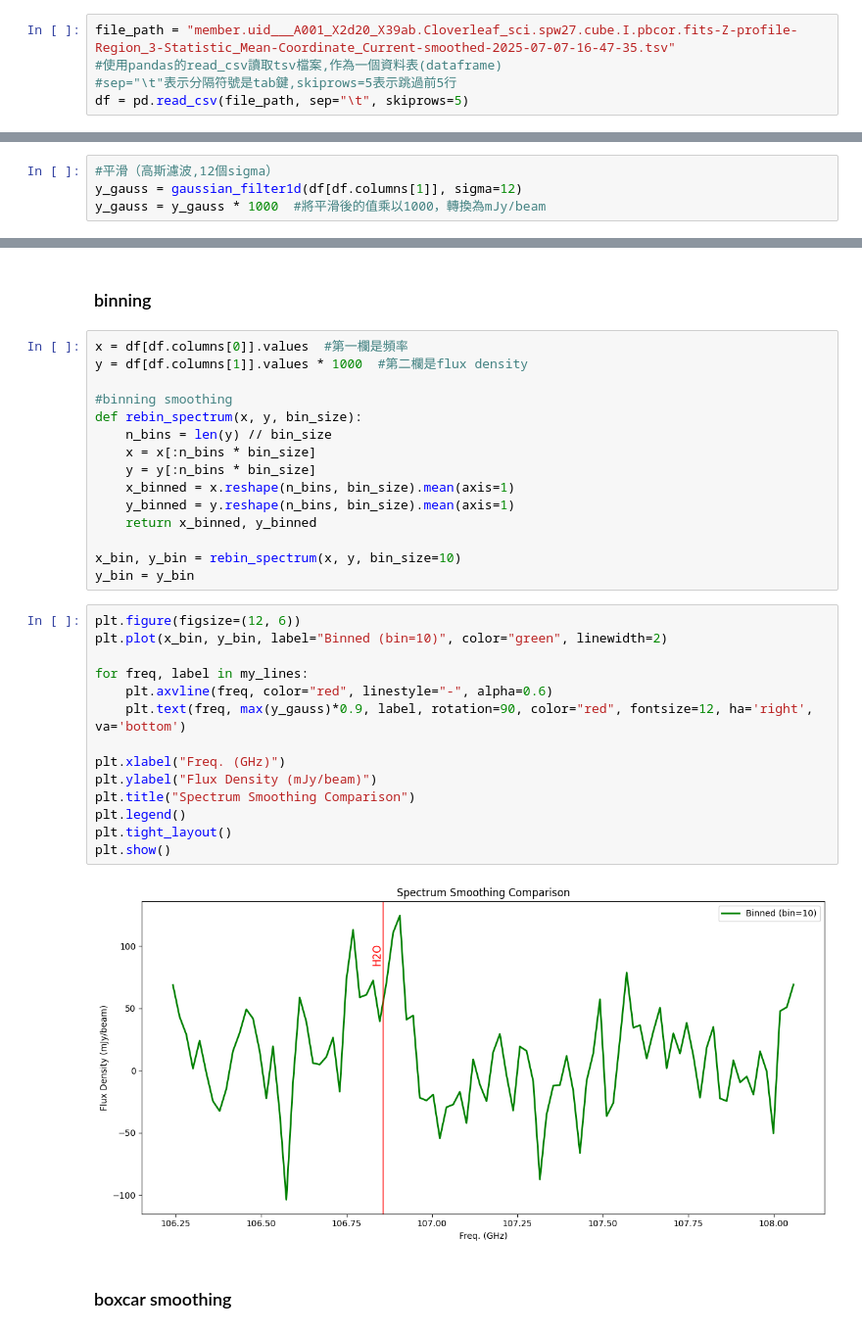
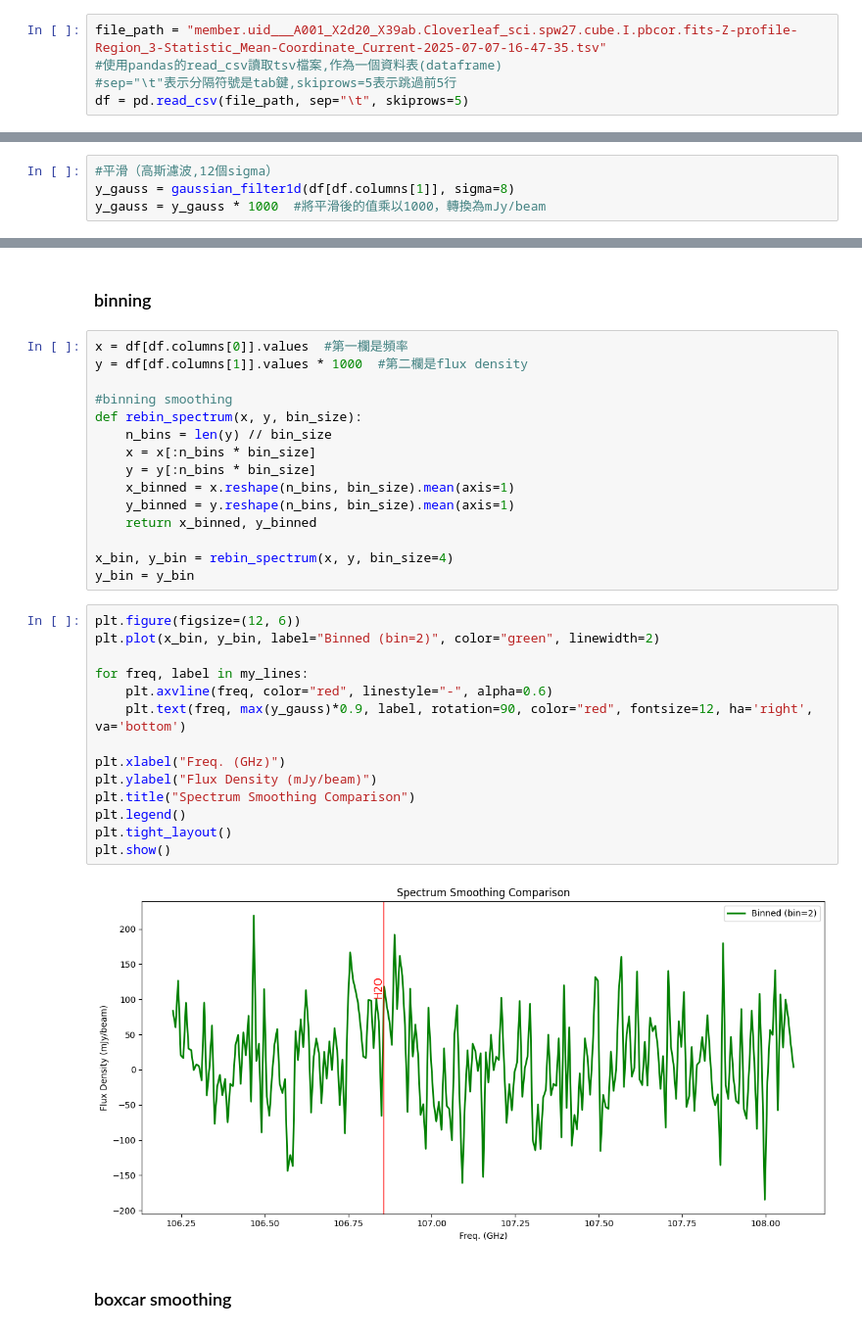
Before and after one commit to 000RF/spectral-line, a Jupyter notebook: Cloverleaf/spw27/spw27.ipynb, the cells around one changed output, grey strips where cells are left out. Shown at 98% size. Drawn from its saved outputs; the diff is of its cells as text.

```diff
--- a/Cloverleaf/spw27/spw27.ipynb
+++ b/Cloverleaf/spw27/spw27.ipynb
@@ -19,7 +19,7 @@ df.fillna(0)#把NaN補0
 # %% [markdown]
 ## 開始做嘍
 # %%
-file_path = "member.uid___A001_X2d20_X39ab.Cloverleaf_sci.spw27.cube.I.pbcor.fits-Z-profile-Region_3-Statistic_Mean-Coordinate_Current-smoothed-2025-07-07-16-47-35.tsv"
+file_path = "member.uid___A001_X2d20_X39ab.Cloverleaf_sci.spw27.cube.I.pbcor.fits-Z-profile-Region_3-Statistic_Mean-Coordinate_Current-2025-07-07-16-47-35.tsv"
 #使用pandas的read_csv讀取tsv檔案,作為一個資料表(dataframe)
 #sep="\t"表示分隔符號是tab鍵,skiprows=5表示跳過前5行
 df = pd.read_csv(file_path, sep="\t", skiprows=5)
@@ -54,6 +54,6 @@ plt.show()
 # %%
 #平滑（高斯濾波,12個sigma）
-y_gauss = gaussian_filter1d(df[df.columns[1]], sigma=12)
+y_gauss = gaussian_filter1d(df[df.columns[1]], sigma=8)
 y_gauss = y_gauss * 1000  #將平滑後的值乘以1000，轉換為mJy/beam
 # %%
 plt.figure(figsize=(10, 5))
@@ -108,24 +108,24 @@ def rebin_spectrum(x, y, bin_size):
     y_binned = y.reshape(n_bins, bin_size).mean(axis=1)
     return x_binned, y_binned
 
-x_bin, y_bin = rebin_spectrum(x, y, bin_size=10)
+x_bin, y_bin = rebin_spectrum(x, y, bin_size=4)
 y_bin = y_bin
 # %%
 plt.figure(figsize=(12, 6))
-plt.plot(x_bin, y_bin, label="Binned (bin=10)", color="green", linewidth=2)
+plt.plot(x_bin, y_bin, label="Binned (bin=2)", color="green", linewidth=2)
 
 for freq, label in my_lines:
     plt.axvline(freq, color="red", linestyle="-", alpha=0.6)
     plt.text(freq, max(y_gauss)*0.9, label, rotation=90, color="red", fontsize=12, ha='right', va='bottom')
 
 plt.xlabel("Freq. (GHz)")
 plt.ylabel("Flux Density (mJy/beam)")
 plt.title("Spectrum Smoothing Comparison")
 plt.legend()
 plt.tight_layout()
 plt.show()
 # %% [output]
-[figure, old version]
+[figure, new version]
 # %% [markdown]
 ### boxcar smoothing
 # %%
```
Also changed, not shown: parts of 9 cells of this notebook, 1 other file.
